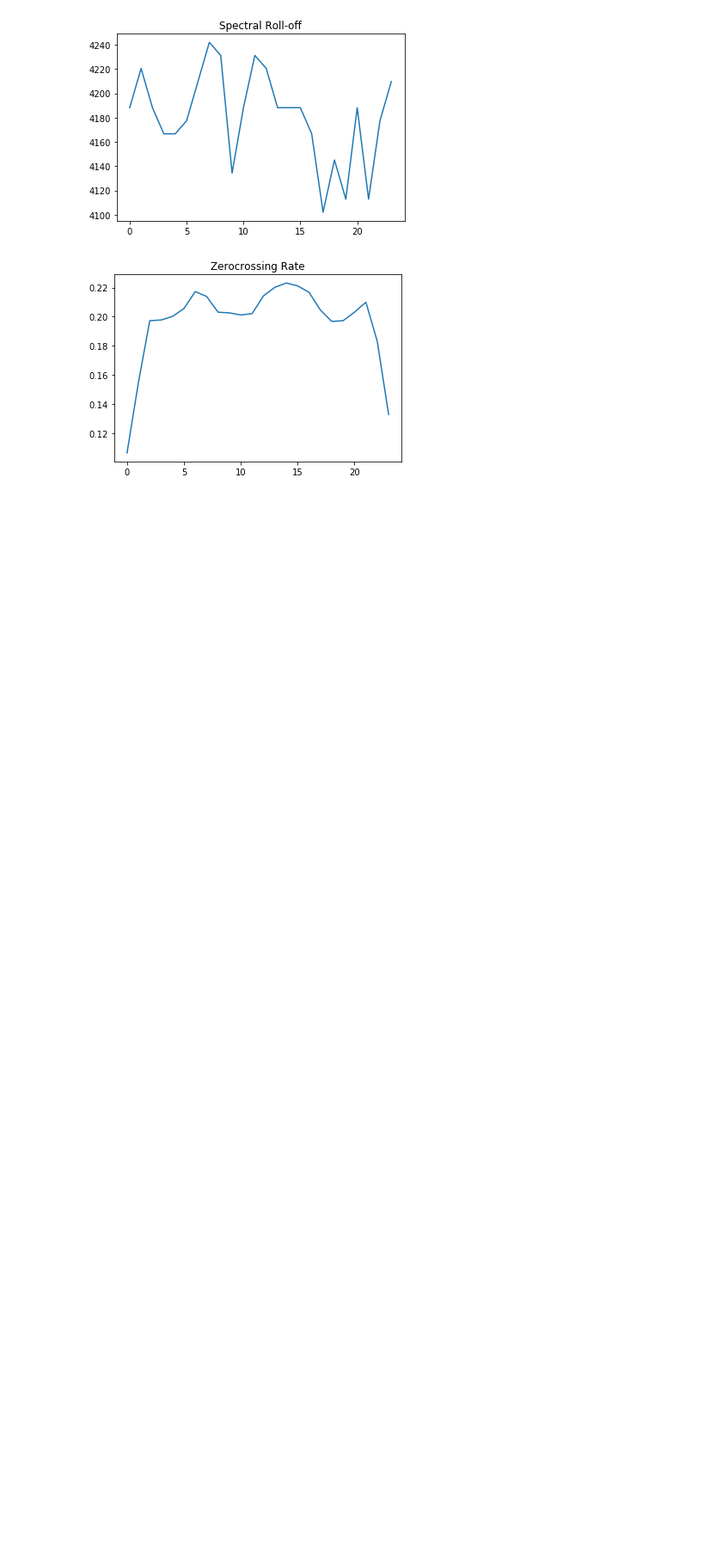
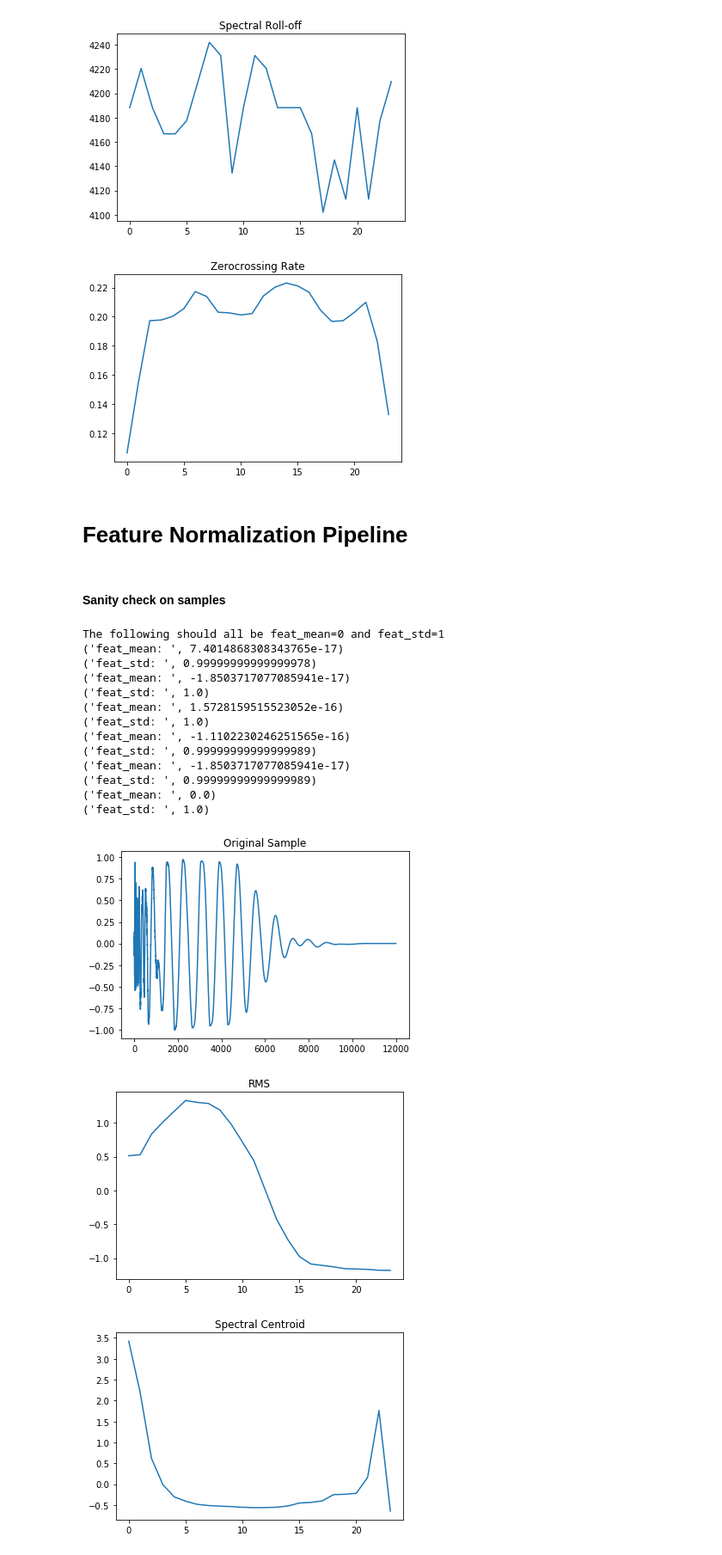
Before and after one commit to AvneeshSarwate/klustr, a Jupyter notebook: audioNotebooks/Samples to MIR Features.ipynb, the cells around one changed output. Shown at 86% size. Drawn from its saved outputs; the diff is of its cells as text; code cells hidden in the pictures; blank space fills up the shorter version.

Commit message:
finished feature extraction and feature normalization pipeline

```diff
--- a/audioNotebooks/Samples to MIR Features.ipynb
+++ b/audioNotebooks/Samples to MIR Features.ipynb
@@ -139,3 +146,50 @@ plotFeatures(sample_crash,crash_feature_matrix)
 [figure]
 [figure]
 [figure]
+# %% [markdown]
+# Feature Normalization Pipeline
+# %%
+def aggregateFeaturesPerFile(feature_matrix):
+    # We have mean and std for 6 features
+    (num_features, num_blocks) = feature_matrix.shape # feature_matrix.shape=(6,24)
+    num_statistics = 2
+    agg_feature_matrix = np.zeros((num_features,num_statistics))
+    for i in range(num_features):
+        agg_feature_matrix[i,0] = np.mean(feature_matrix[i,:])
+        agg_feature_matrix[i,1] = np.std(feature_matrix[i,:])
+    return agg_feature_matrix
+
+def normalizeFeatureMatrix(feature_matrix):
+    agg_feature_matrix = aggregateFeaturesPerFile(feature_matrix)
+    (num_features, num_blocks) = feature_matrix.shape # feature_matrix.shape=(6,24)
+    norm_feature_matrix = np.zeros(feature_matrix.shape)
+    for i in range(num_features):
+        norm_feature_matrix[i,:] = (feature_matrix[i,:] - agg_feature_matrix[i,0]) / agg_feature_matrix[i,1]
+    return norm_feature_matrix
+# %% [markdown]
+#### Sanity check on samples
+# %%
+norm_kick_feature_matrix = normalizeFeatureMatrix(kick_feature_matrix)
+plotFeatureMatrix(sample_kick, norm_kick_feature_matrix)
+
+print("The following should all be feat_mean=0 and feat_std=1")
+for i in range(6):
+    print("feat_mean: ", np.mean(norm_kick_feature_matrix[i,:]))
+    print("feat_std: ", np.std(norm_kick_feature_matrix[i,:]))
+# %% [output]
+The following should all be feat_mean=0 and feat_std=1
+('feat_mean: ', 7.4014868308343765e-17)
+('feat_std: ', 0.99999999999999978)
+('feat_mean: ', -1.8503717077085941e-17)
+('feat_std: ', 1.0)
+('feat_mean: ', 1.5728159515523052e-16)
+('feat_std: ', 1.0)
+('feat_mean: ', -1.1102230246251565e-16)
+('feat_std: ', 0.99999999999999989)
+('feat_mean: ', -1.8503717077085941e-17)
+('feat_std: ', 0.99999999999999989)
+('feat_mean: ', 0.0)
+('feat_std: ', 1.0)
+[figure, added]
+[figure, added]
+[figure, added]
```
Also changed, not shown: parts of 10 cells of this notebook, 1 other file.
